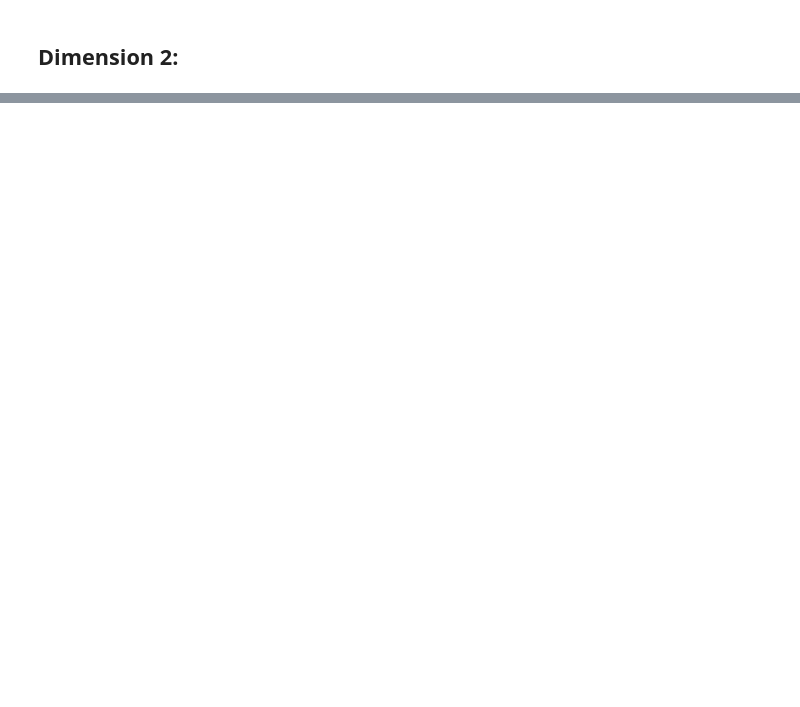
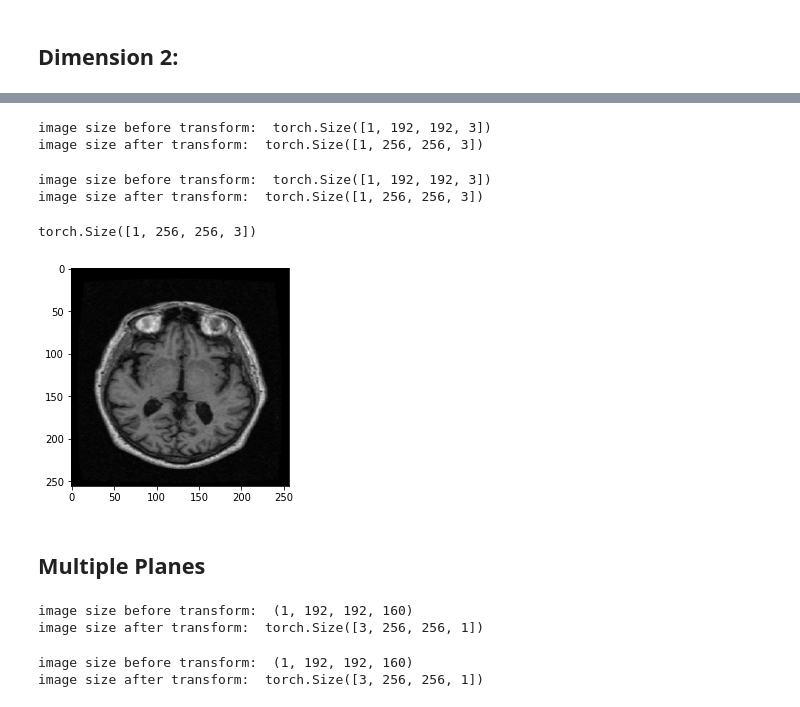
Before and after one commit to roman-studer/fhnw_ds_fs22_cdl1_cml1_Brain_Health_Challenge, a Jupyter notebook: notebooks/1_preprocessing/Slicing.ipynb, the cells around one changed output, grey strips where cells are left out. Cells and saved outputs as stored; diff of their text form; code cells hidden in the pictures; blank space fills up the shorter version.

```diff
--- a/notebooks/1_preprocessing/Slicing.ipynb
+++ b/notebooks/1_preprocessing/Slicing.ipynb
@@ -113,0 +256,21 @@ plt.show()
+# %%
+save_slices_offset(train_data, train_transform, 3)
+save_slices_offset(test_data, val_transform, 3)
+# %% [output]
+image size before transform:  torch.Size([1, 192, 192, 3])
+image size after transform:  torch.Size([1, 256, 256, 3])
+image size before transform:  torch.Size([1, 192, 192, 3])
+image size after transform:  torch.Size([1, 256, 256, 3])
+# %%
+test = tio.ScalarImage("../../" + CONFIG['SLICED_DATA_DIR'] + f'offset/3/' + 'ADNI_137_S_0722_MR_MPR__GradWarp__N3__Scaled_Br_20070306180852008_S17295_I43022.nii')
+# %%
+test.data.size()
+# %% [output]
+torch.Size([1, 256, 256, 3])
+# %%
+plt.imshow(test.data[0,:,:,0], cmap="gray")
+plt.show()
+# %% [output]
+[figure, added]
+# %% [markdown]
+## Multiple Planes
@@ -113,0 +332,8 @@ plt.show()
+# %%
+save_slices_mplanes(train_data, train_transform)
+save_slices_mplanes(test_data, val_transform)
+# %% [output]
+image size before transform:  (1, 192, 192, 160)
+image size after transform:  torch.Size([3, 256, 256, 1])
+image size before transform:  (1, 192, 192, 160)
+image size after transform:  torch.Size([3, 256, 256, 1])
```
Also changed, not shown: parts of 34 cells of this notebook.
